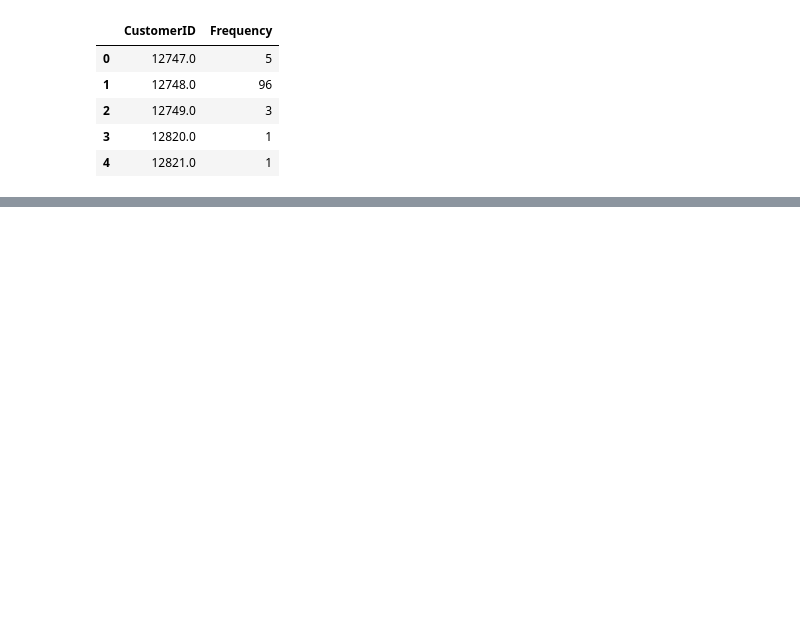
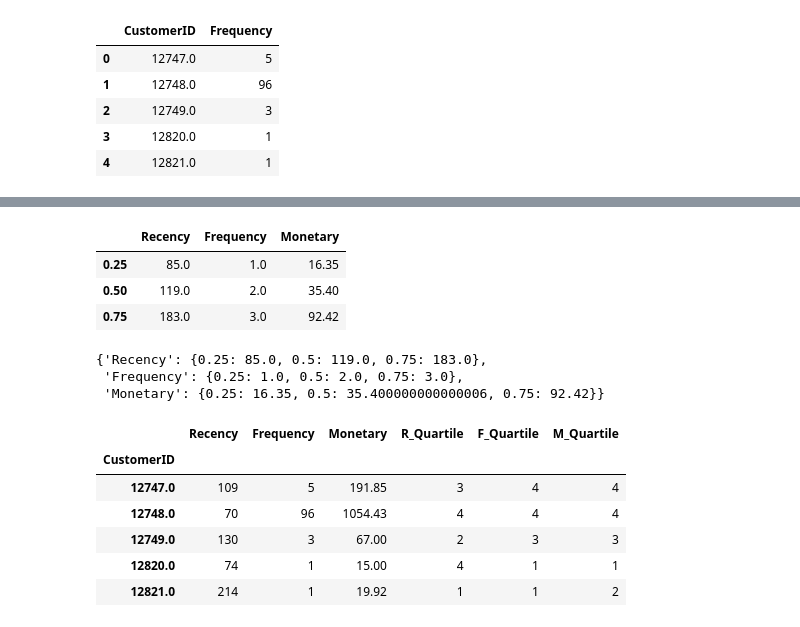
Before and after one commit to iam-ajitkumartoppo/customer_segmentation, a Jupyter notebook: Customer segmentation.ipynb, the cells around one changed output, grey strips where cells are left out. Cells and saved outputs as stored; diff of their text form; code cells hidden in the pictures; blank space fills up the shorter version.

```diff
--- a/Customer segmentation.ipynb
+++ b/Customer segmentation.ipynb
@@ -236,0 +288,14 @@ df_frequency.head()
+# %%
+quantiles = df_rfm.quantile(q=[0.25,0.5,0.75])
+quantiles
+# %% [output]
+|  | Recency | Frequency | Monetary |
+| 0.25 | 85.0 | 1.0 | 16.35 |
+| 0.50 | 119.0 | 2.0 | 35.40 |
+| 0.75 | 183.0 | 3.0 | 92.42 |
+# %%
+quantiles.to_dict()
+# %% [output]
+{'Recency': {0.25: 85.0, 0.5: 119.0, 0.75: 183.0},
+ 'Frequency': {0.25: 1.0, 0.5: 2.0, 0.75: 3.0},
+ 'Monetary': {0.25: 16.35, 0.5: 35.400000000000006, 0.75: 92.42}}
@@ -236,0 +328,10 @@ df_frequency.head()
+# %%
+rfm_segmentation.head()
+# %% [output]
+|  | Recency | Frequency | Monetary | R_Quartile | F_Quartile | M_Quartile |
+| CustomerID |  |  |  |  |  |  |
+| 12747.0 | 109 | 5 | 191.85 | 3 | 4 | 4 |
+| 12748.0 | 70 | 96 | 1054.43 | 4 | 4 | 4 |
+| 12749.0 | 130 | 3 | 67.00 | 2 | 3 | 3 |
+| 12820.0 | 74 | 1 | 15.00 | 4 | 1 | 1 |
+| 12821.0 | 214 | 1 | 19.92 | 1 | 1 | 2 |
```
Also changed, not shown: parts of 16 cells of this notebook.
